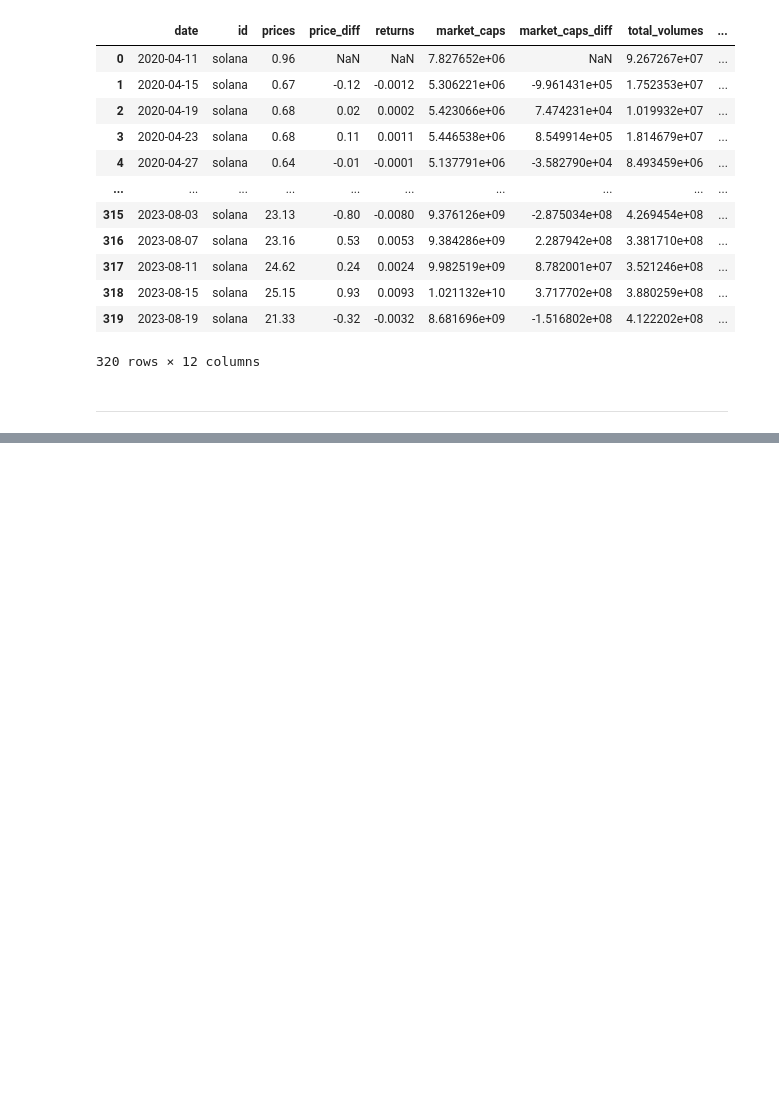
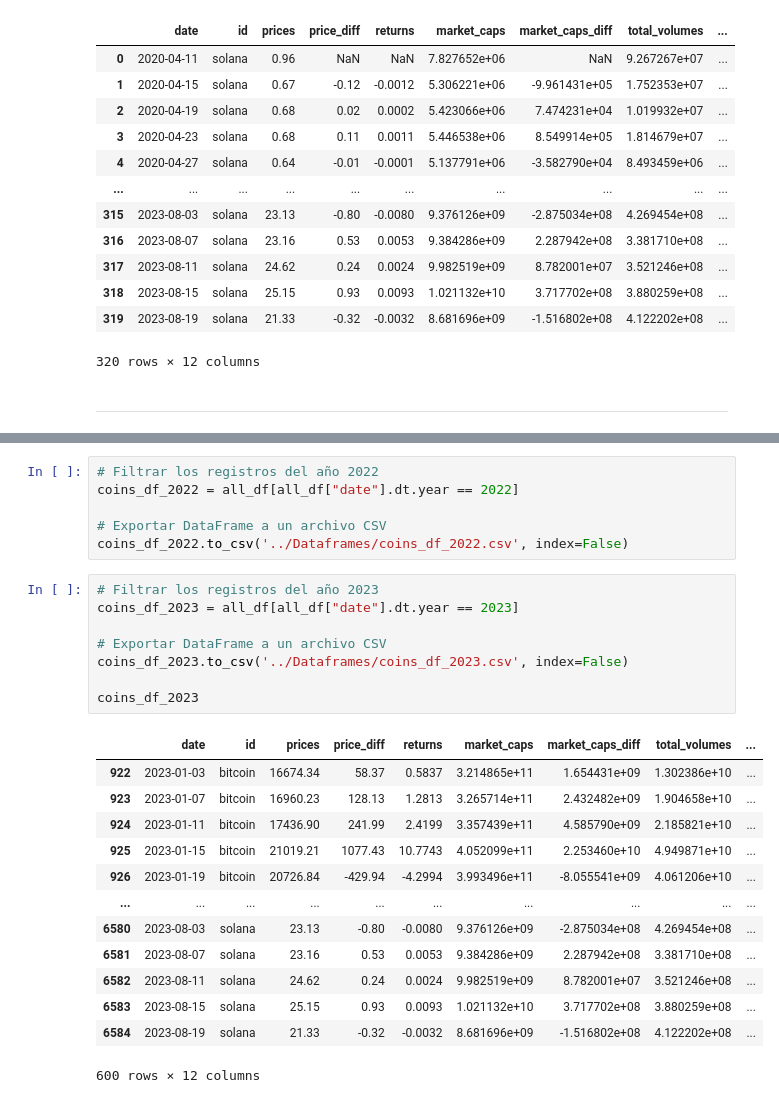
Before and after one commit to gdelrio0410/PI_2_Cryptocurrency_Market_DA, a Jupyter notebook: ETL/coins_information.ipynb, the cells around one changed output, grey strips where cells are left out. Drawn from its saved outputs; the diff is of its cells as text; blank space fills up the shorter version.

```diff
--- a/ETL/coins_information.ipynb
+++ b/ETL/coins_information.ipynb
@@ -539,0 +664,28 @@ solana_df
+# %%
+# Filtrar los registros del año 2022
+coins_df_2022 = all_df[all_df["date"].dt.year == 2022]
+
+# Exportar DataFrame a un archivo CSV
+coins_df_2022.to_csv('../Dataframes/coins_df_2022.csv', index=False)
+# %%
+# Filtrar los registros del año 2023
+coins_df_2023 = all_df[all_df["date"].dt.year == 2023]
+
+# Exportar DataFrame a un archivo CSV
+coins_df_2023.to_csv('../Dataframes/coins_df_2023.csv', index=False)
+
+coins_df_2023
+# %% [output]
+|  | date | id | prices | price_diff | returns | market_caps | market_caps_diff | total_volumes | ... |
+| 922 | 2023-01-03 | bitcoin | 16674.34 | 58.37 | 0.5837 | 3.214865e+11 | 1.654431e+09 | 1.302386e+10 | ... |
+| 923 | 2023-01-07 | bitcoin | 16960.23 | 128.13 | 1.2813 | 3.265714e+11 | 2.432482e+09 | 1.904658e+10 | ... |
+| 924 | 2023-01-11 | bitcoin | 17436.90 | 241.99 | 2.4199 | 3.357439e+11 | 4.585790e+09 | 2.185821e+10 | ... |
+| 925 | 2023-01-15 | bitcoin | 21019.21 | 1077.43 | 10.7743 | 4.052099e+11 | 2.253460e+10 | 4.949871e+10 | ... |
+| 926 | 2023-01-19 | bitcoin | 20726.84 | -429.94 | -4.2994 | 3.993496e+11 | -8.055541e+09 | 4.061206e+10 | ... |
+| ... | ... | ... | ... | ... | ... | ... | ... | ... | ... |
+| 6580 | 2023-08-03 | solana | 23.13 | -0.80 | -0.0080 | 9.376126e+09 | -2.875034e+08 | 4.269454e+08 | ... |
+| 6581 | 2023-08-07 | solana | 23.16 | 0.53 | 0.0053 | 9.384286e+09 | 2.287942e+08 | 3.381710e+08 | ... |
+| 6582 | 2023-08-11 | solana | 24.62 | 0.24 | 0.0024 | 9.982519e+09 | 8.782001e+07 | 3.521246e+08 | ... |
+| 6583 | 2023-08-15 | solana | 25.15 | 0.93 | 0.0093 | 1.021132e+10 | 3.717702e+08 | 3.880259e+08 | ... |
+| 6584 | 2023-08-19 | solana | 21.33 | -0.32 | -0.0032 | 8.681696e+09 | -1.516802e+08 | 4.122202e+08 | ... |
+600 rows × 12 columns
```
Also changed, not shown: parts of 12 cells of this notebook, 21 other files.
